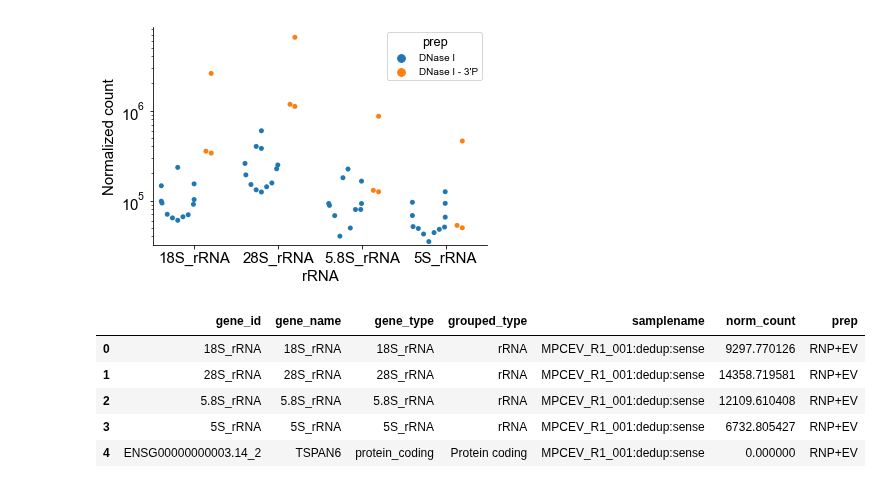
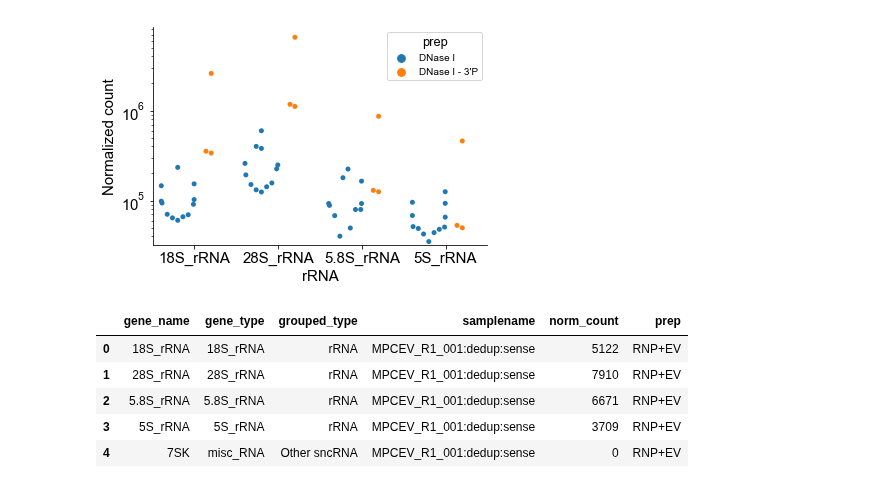
Before and after one commit to wckdouglas/cfNA, a Jupyter notebook: plots/plot_count.ipynb, the cells around one changed output. Saved outputs shown, nothing was run; the diff lists cells and outputs as text; code cells hidden in the pictures.

```diff
--- a/plots/plot_count.ipynb
+++ b/plots/plot_count.ipynb
@@ -204,25 +204,25 @@ sns.despine()
 # %%
 norm_df = dedup_df \
         .assign(grouped_type = lambda d: np.where(d.grouped_type == "rDNA", 'rRNA', d.grouped_type))\
         .assign(grouped_type = lambda d: np.where(d.grouped_type.str.contains('Y-RNA'), 'Other sncRNA', d.grouped_type))\
         .assign(grouped_type = lambda d: np.where(d.grouped_type.str.contains("vaultRNA|VT|vt"),'Vault RNA', d.grouped_type))\
         .assign(grouped_type = lambda d: np.where(d.gene_name.str.contains('^MT-'),'Mt',d.grouped_type))\
+        .assign(grouped_type = lambda d: np.where(d.gene_name.str.contains('^MT-T'),'Mt-tRNA',d.grouped_type))\
         .pipe(lambda d: d[d.columns[~d.columns.str.contains('anti')]])\
-        .pipe(lambda d: d[~d.grouped_type.isin(['Repeats','No features'])])\
-        .groupby(['gene_id','gene_name','gene_type','grouped_type'])\
+        .pipe(lambda d: d[d.grouped_type.isin(['rRNA','tRNA','snoRNA','snRNA','Other sncRNA','Mt','Mt-tRNA'])])\
+        .groupby(['gene_name','gene_type','grouped_type'])\
         .sum()\
         .pipe(lambda d: d[d.columns[d.columns.str.contains(dedup_regex)]]) \
         .filter(regex='[Qq][cC][fF][0-9]+|[Pp]hos|^[MP]P')\
-        .pipe(normalize_count)\
         .reset_index()\
-        .pipe(pd.melt, id_vars = ['gene_id','gene_name','gene_type','grouped_type'],
+        .pipe(pd.melt, id_vars = ['gene_name','gene_type','grouped_type'],
               var_name = 'samplename', value_name = 'norm_count') \
         .assign(prep = lambda d: d.samplename.map(label_sample))
 norm_df.head()
 # %% [output]
-|  | gene_id | gene_name | gene_type | grouped_type | samplename | norm_count | prep |
-| 0 | 18S_rRNA | 18S_rRNA | 18S_rRNA | rRNA | MPCEV_R1_001:dedup:sense | 9297.770126 | RNP+EV |
-| 1 | 28S_rRNA | 28S_rRNA | 28S_rRNA | rRNA | MPCEV_R1_001:dedup:sense | 14358.719581 | RNP+EV |
-| 2 | 5.8S_rRNA | 5.8S_rRNA | 5.8S_rRNA | rRNA | MPCEV_R1_001:dedup:sense | 12109.610408 | RNP+EV |
-| 3 | 5S_rRNA | 5S_rRNA | 5S_rRNA | rRNA | MPCEV_R1_001:dedup:sense | 6732.805427 | RNP+EV |
-| 4 | ENSG00000000003.14_2 | TSPAN6 | protein_coding | Protein coding | MPCEV_R1_001:dedup:sense | 0.000000 | RNP+EV |
+|  | gene_name | gene_type | grouped_type | samplename | norm_count | prep |
+| 0 | 18S_rRNA | 18S_rRNA | rRNA | MPCEV_R1_001:dedup:sense | 5122 | RNP+EV |
+| 1 | 28S_rRNA | 28S_rRNA | rRNA | MPCEV_R1_001:dedup:sense | 7910 | RNP+EV |
+| 2 | 5.8S_rRNA | 5.8S_rRNA | rRNA | MPCEV_R1_001:dedup:sense | 6671 | RNP+EV |
+| 3 | 5S_rRNA | 5S_rRNA | rRNA | MPCEV_R1_001:dedup:sense | 3709 | RNP+EV |
+| 4 | 7SK | misc_RNA | Other sncRNA | MPCEV_R1_001:dedup:sense | 0 | RNP+EV |
```
Also changed, not shown: parts of 4 cells of this notebook, 13 other files.
